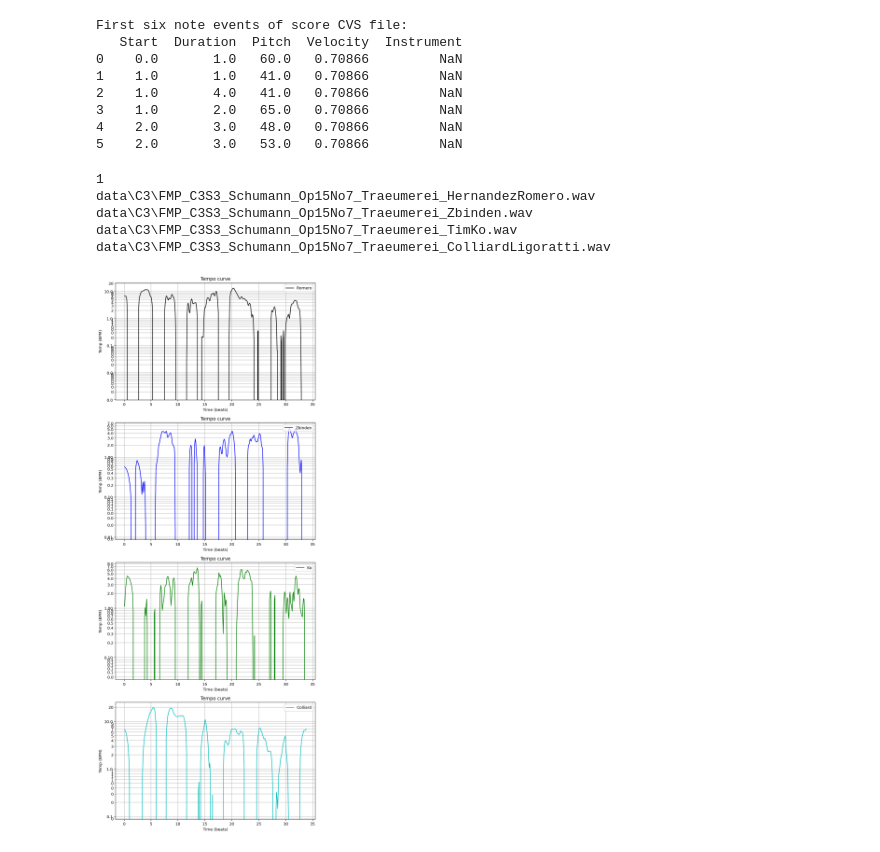
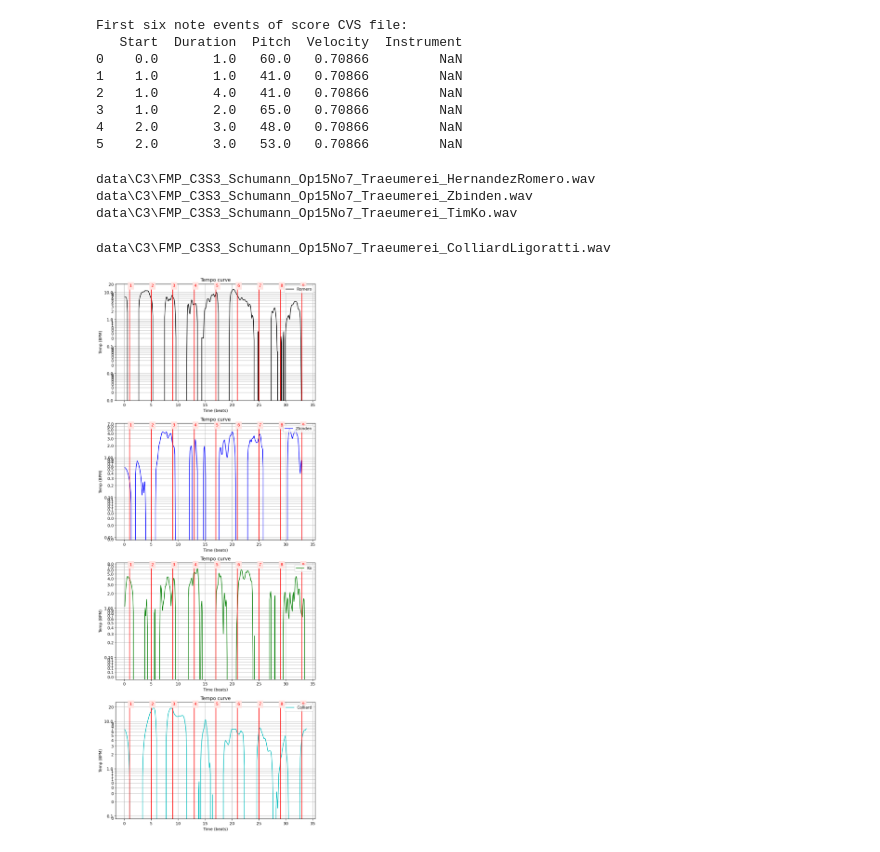
Before and after one commit to behroozbc/project, a Jupyter notebook: project-1.ipynb, the cells around one changed output. Saved outputs shown, nothing was run; the diff lists cells and outputs as text; code cells hidden in the pictures.

```diff
--- a/project-1.ipynb
+++ b/project-1.ipynb
@@ -275,38 +277,37 @@ First six note events of score CVS file:
 5    2.0       3.0   53.0   0.70866         NaN
 # %%
 ylim = [28, 120]
-fig, ax = plt.subplots(len(para_dict), 1,figsize=(8, 20))
+
 para_dict = {}
 para_dict[0] = ['Romero', 'k', 0,
                 os.path.join( 'data', 'C3', 'FMP_C3S3_Schumann_Op15No7_Traeumerei_HernandezRomero.wav')]
 para_dict[1] = ['Zbinden', 'b', 0,
                 os.path.join( 'data', 'C3', 'FMP_C3S3_Schumann_Op15No7_Traeumerei_Zbinden.wav')]
 para_dict[2] = ['Ko', 'g', 0,
                 os.path.join( 'data', 'C3', 'FMP_C3S3_Schumann_Op15No7_Traeumerei_TimKo.wav')]
 para_dict[3] = ['Colliard', 'c', -5,
                 os.path.join( 'data', 'C3', 'FMP_C3S3_Schumann_Op15No7_Traeumerei_ColliardLigoratti.wav')]
-print(ax.ndim)
+fig, ax = plt.subplots(len(para_dict), 1,figsize=(8, 20))
 for i,n in enumerate(para_dict):
     performer, color, shift, fn_wav = para_dict[n]
     Fs = 22050
     print(fn_wav)
     x, Fs = librosa.load(path=fn_wav,sr= Fs)
     win_len_beat = 6
     Fs_beat = 10
     f_tempo, t_beat = compute_tempo_curve(score, x, win_len_beat=win_len_beat, Fs_beat=Fs_beat)
     f_tempo = np.diff(f_tempo)/np.diff(t_beat)
     t_beat = t_beat[:-1]+np.diff(t_beat)/2
     f_tempo = np.diff(f_tempo)/np.diff(t_beat)
     t_beat = t_beat[:-1]+np.diff(t_beat)/2
     plot_tempo_curve(f_tempo, t_beat, ax=ax[i], color=color, label=performer,
-                         logscale=True)
+                         logscale=True,measure_pos=measure_pos_beat)
     ax[i].legend(loc='upper right')
 
 plt.tight_layout()
 # %% [output]
-1
 data\C3\FMP_C3S3_Schumann_Op15No7_Traeumerei_HernandezRomero.wav
 data\C3\FMP_C3S3_Schumann_Op15No7_Traeumerei_Zbinden.wav
 data\C3\FMP_C3S3_Schumann_Op15No7_Traeumerei_TimKo.wav
-data\C3\FMP_C3S3_Schumann_Op15No7_Traeumerei_ColliardLigoratti.wav
+data\C3\FMP_C3S3_Schumann_Op15No7_Traeumerei_ColliardLigoratti.wav
-[figure, old version]
+[figure, new version]
```
Also changed, not shown: parts of 3 cells of this notebook.
